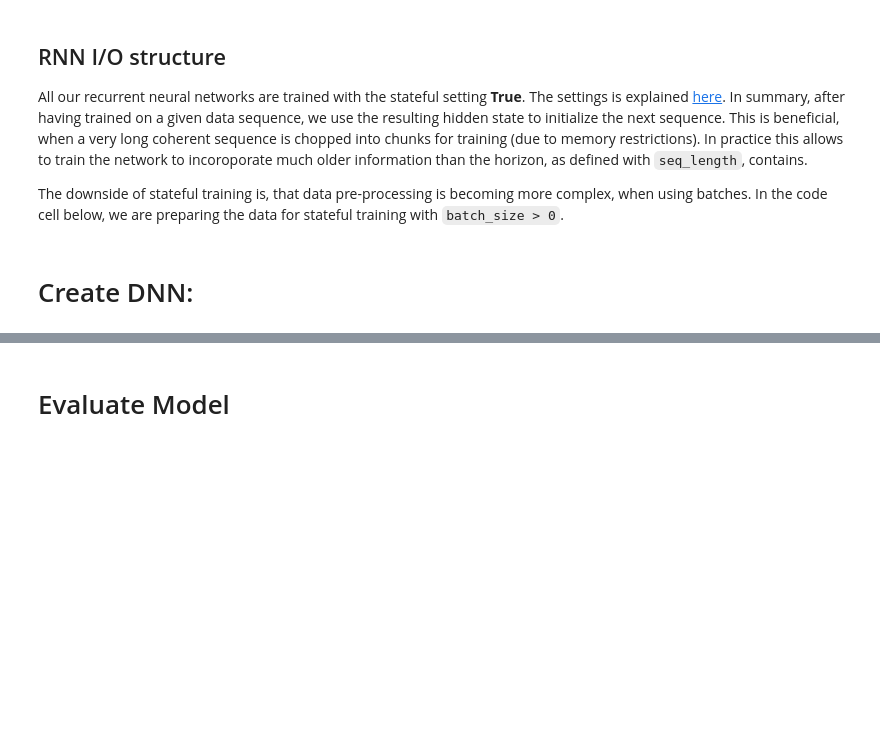
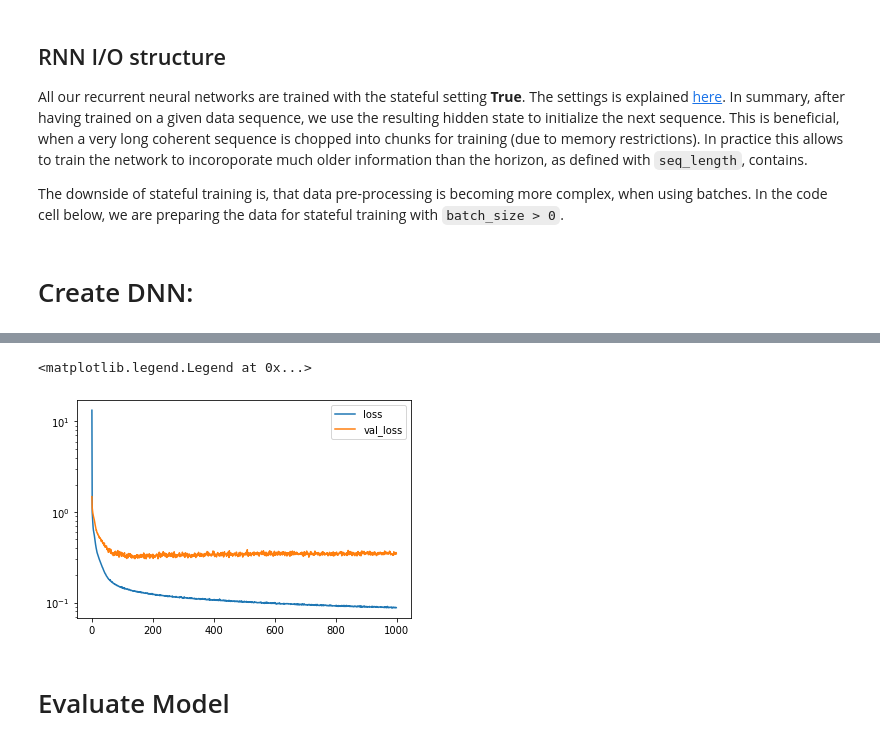
Before and after one commit to 4flixt/2020_MHE_Surrogate, a Jupyter notebook: examples/kite/Prototype_DNN.ipynb, the cells around one changed output, grey strips where cells are left out. Cells and saved outputs as stored; diff of their text form; code cells hidden in the pictures; blank space fills up the shorter version.

```diff
--- a/examples/kite/Prototype_DNN.ipynb
+++ b/examples/kite/Prototype_DNN.ipynb
@@ -10 +13,4 @@ from sklearn import linear_model
+# %%
+file_list = os.listdir('./results/')
+n_res = len(file_list)
 # %%
@@ -40,3 +47,14 @@ ny = Y.shape[1]
+# %%
+nn_input_train, nn_input_test, nn_output_train, nn_output_test = model_selection.train_test_split(nn_input_list, nn_output_list)
+
+X_train = pd.concat(nn_input_train).to_numpy()
+X_test = pd.concat(nn_input_test).to_numpy()
+
+Y_train = pd.concat(nn_output_train).to_numpy()
+Y_test = pd.concat(nn_output_test).to_numpy()
+
+nx = X_train.shape[1]
+ny = Y_train.shape[1]
 # %% [markdown]
 # Create DNN:
 # %%
@@ -91,8 +109,9 @@ Trainable params: 10,646
 Non-trainable params: 0
 _________________________________________________________________
 # %%
-history = model.fit(X,
-                    Y,
+history = model.fit(X_train,
+                    Y_train,
+                    validation_data = (X_test, Y_test),
                     batch_size=100,
                     epochs=1000)
 # %% [output]
@@ -116,3 +135,11 @@ Epoch 1000/1000
+# %%
+fig, ax = plt.subplots()
+ax.semilogy(history.history['loss'], label='loss')
+ax.semilogy(history.history['val_loss'], label='val_loss')
+ax.legend()
+# %% [output]
+<matplotlib.legend.Legend at 0x...>
+[figure, added]
 # %% [markdown]
 # Evaluate Model
 # %%
```
Also changed, not shown: parts of 9 cells of this notebook.
